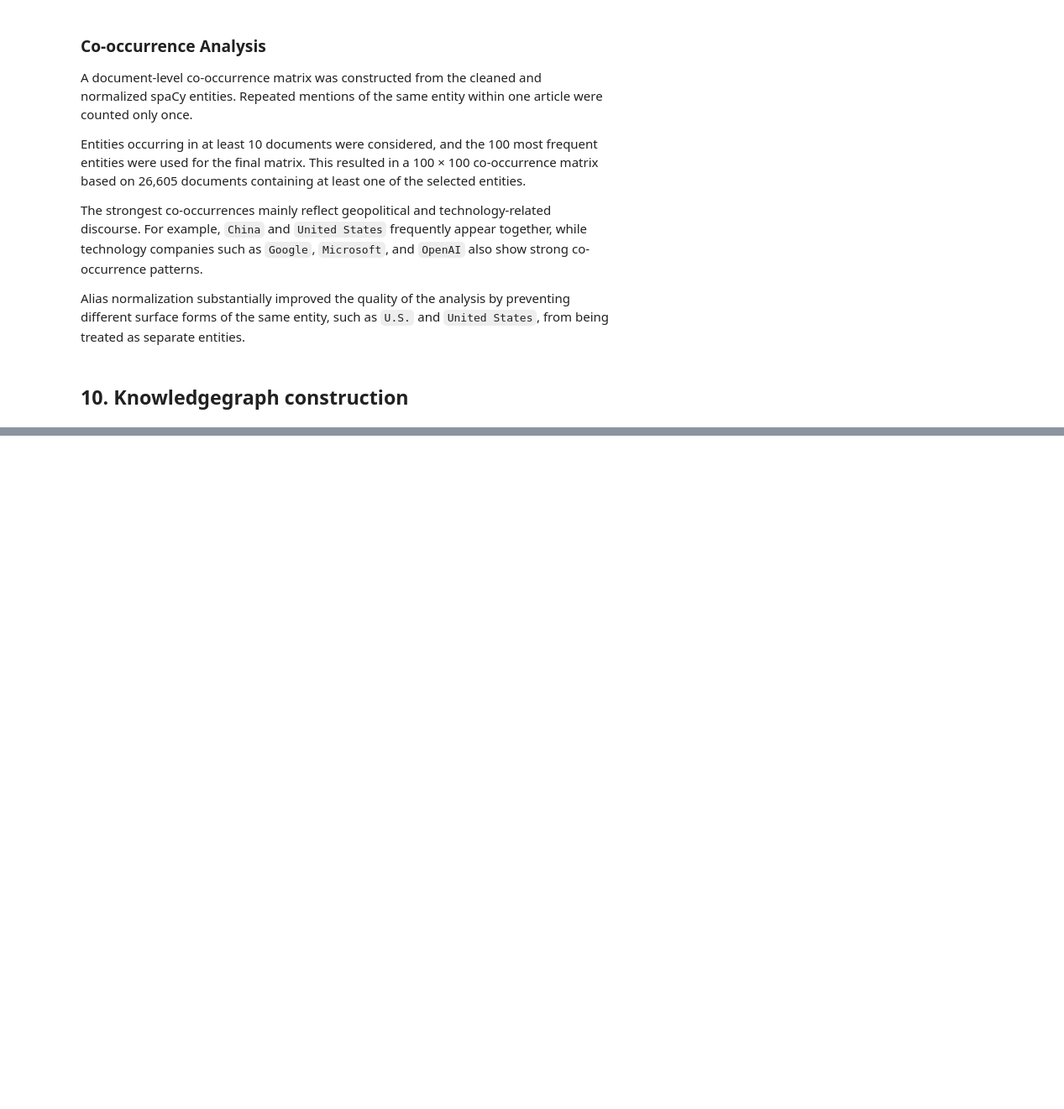
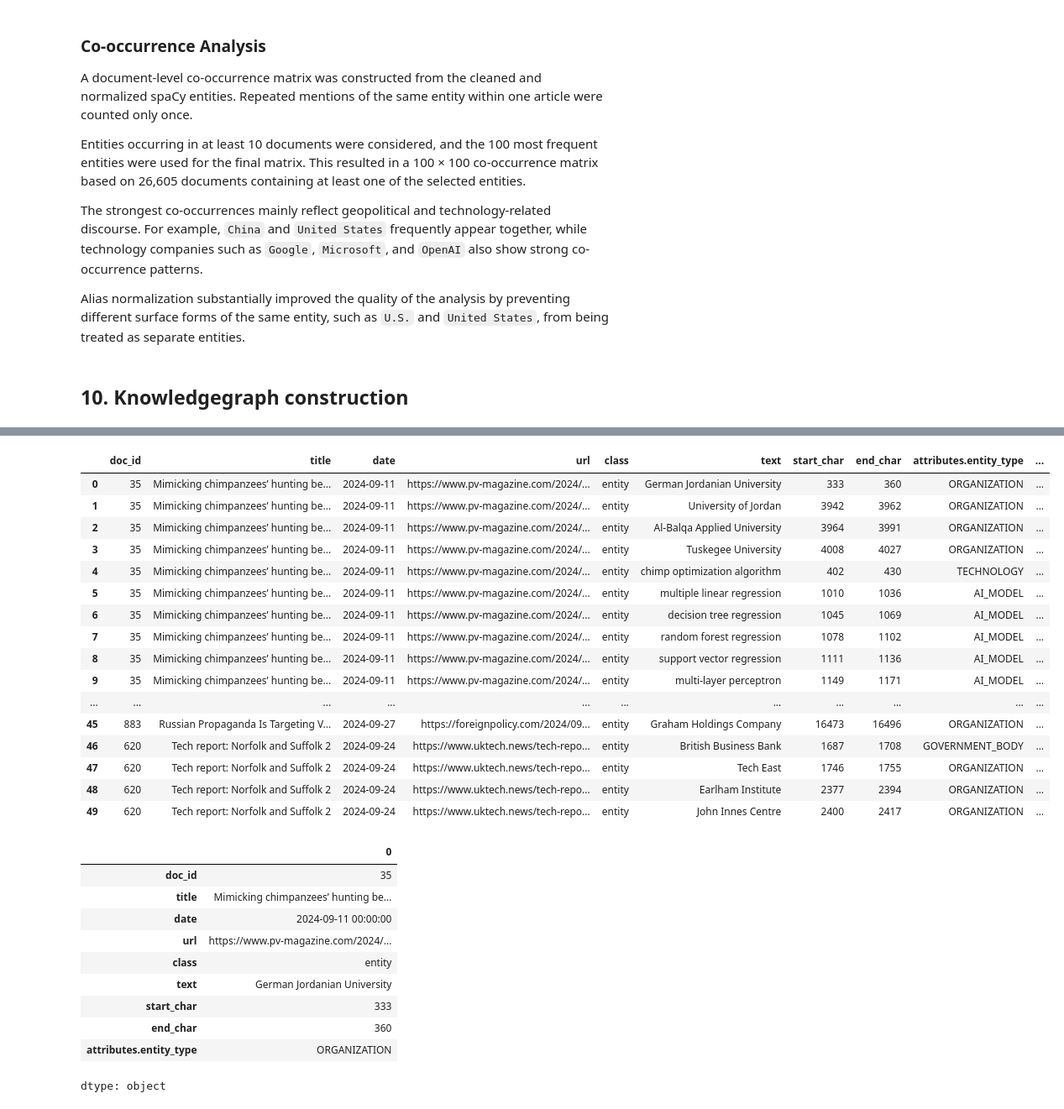
Before and after one commit to Pascingo/CTA-media-analysis, a Jupyter notebook: 01_Stage1_CLT.ipynb, the cells around one changed output, grey strips where cells are left out. Shown at 84% size. Saved outputs shown, nothing was run; the diff lists cells and outputs as text; code cells hidden in the pictures; blank space fills up the shorter version.

Commit message:
Knowledge graph erstellt mit bisherigen DAten in JSON

```diff
--- a/01_Stage1_CLT.ipynb
+++ b/01_Stage1_CLT.ipynb
@@ -2111,0 +1949,50 @@ docs = list(nlp.pipe(df_reduced["content"], batch_size=100))
+# %%
+
+
+LANGEXTRACT_CACHE_FILE = "drive/MyDrive/NLP_Projekt/langextract_sample_results.jsonl"
+
+lx_raw = pd.read_json(LANGEXTRACT_CACHE_FILE, lines=True)
+
+lx = (
+    lx_raw.explode("extractions")
+    .dropna(subset=["extractions"])
+    .reset_index(drop=True)
+)
+
+# Dicts in Spalten auflösen und Artikel-Infos wieder anhängen
+lx_extractions = pd.concat(
+    [lx.drop(columns="extractions"), pd.json_normalize(lx["extractions"].tolist())],
+    axis=1,
+)
+
+display(lx_extractions.head(50))
+lx_extractions.iloc[0].dropna()
+# %% [output]
+|  | doc_id | title | date | url | class | text | start_char | end_char | attributes.entity_type | ... |
+| 0 | 35 | Mimicking chimpanzees’ hunting be... | 2024-09-11 | https://www.pv-magazine.com/2024/... | entity | German Jordanian University | 333 | 360 | ORGANIZATION | ... |
+| 1 | 35 | Mimicking chimpanzees’ hunting be... | 2024-09-11 | https://www.pv-magazine.com/2024/... | entity | University of Jordan | 3942 | 3962 | ORGANIZATION | ... |
+| 2 | 35 | Mimicking chimpanzees’ hunting be... | 2024-09-11 | https://www.pv-magazine.com/2024/... | entity | Al-Balqa Applied University | 3964 | 3991 | ORGANIZATION | ... |
+| 3 | 35 | Mimicking chimpanzees’ hunting be... | 2024-09-11 | https://www.pv-magazine.com/2024/... | entity | Tuskegee University | 4008 | 4027 | ORGANIZATION | ... |
+| 4 | 35 | Mimicking chimpanzees’ hunting be... | 2024-09-11 | https://www.pv-magazine.com/2024/... | entity | chimp optimization algorithm | 402 | 430 | TECHNOLOGY | ... |
+| 5 | 35 | Mimicking chimpanzees’ hunting be... | 2024-09-11 | https://www.pv-magazine.com/2024/... | entity | multiple linear regression | 1010 | 1036 | AI_MODEL | ... |
+| 6 | 35 | Mimicking chimpanzees’ hunting be... | 2024-09-11 | https://www.pv-magazine.com/2024/... | entity | decision tree regression | 1045 | 1069 | AI_MODEL | ... |
+| 7 | 35 | Mimicking chimpanzees’ hunting be... | 2024-09-11 | https://www.pv-magazine.com/2024/... | entity | random forest regression | 1078 | 1102 | AI_MODEL | ... |
+| 8 | 35 | Mimicking chimpanzees’ hunting be... | 2024-09-11 | https://www.pv-magazine.com/2024/... | entity | support vector regression | 1111 | 1136 | AI_MODEL | ... |
+| 9 | 35 | Mimicking chimpanzees’ hunting be... | 2024-09-11 | https://www.pv-magazine.com/2024/... | entity | multi-layer perceptron | 1149 | 1171 | AI_MODEL | ... |
+| ... | ... | ... | ... | ... | ... | ... | ... | ... | ... | ... |
+| 45 | 883 | Russian Propaganda Is Targeting V... | 2024-09-27 | https://foreignpolicy.com/2024/09... | entity | Graham Holdings Company | 16473 | 16496 | ORGANIZATION | ... |
+| 46 | 620 | Tech report: Norfolk and Suffolk 2 | 2024-09-24 | https://www.uktech.news/tech-repo... | entity | British Business Bank | 1687 | 1708 | GOVERNMENT_BODY | ... |
+| 47 | 620 | Tech report: Norfolk and Suffolk 2 | 2024-09-24 | https://www.uktech.news/tech-repo... | entity | Tech East | 1746 | 1755 | ORGANIZATION | ... |
+| 48 | 620 | Tech report: Norfolk and Suffolk 2 | 2024-09-24 | https://www.uktech.news/tech-repo... | entity | Earlham Institute | 2377 | 2394 | ORGANIZATION | ... |
+| 49 | 620 | Tech report: Norfolk and Suffolk 2 | 2024-09-24 | https://www.uktech.news/tech-repo... | entity | John Innes Centre | 2400 | 2417 | ORGANIZATION | ... |
+|  | 0 |
+| doc_id | 35 |
+| title | Mimicking chimpanzees’ hunting be... |
+| date | 2024-09-11 00:00:00 |
+| url | https://www.pv-magazine.com/2024/... |
+| class | entity |
+| text | German Jordanian University |
+| start_char | 333 |
+| end_char | 360 |
+| attributes.entity_type | ORGANIZATION |
+dtype: object
```
Also changed, not shown: parts of 20 cells of this notebook.
